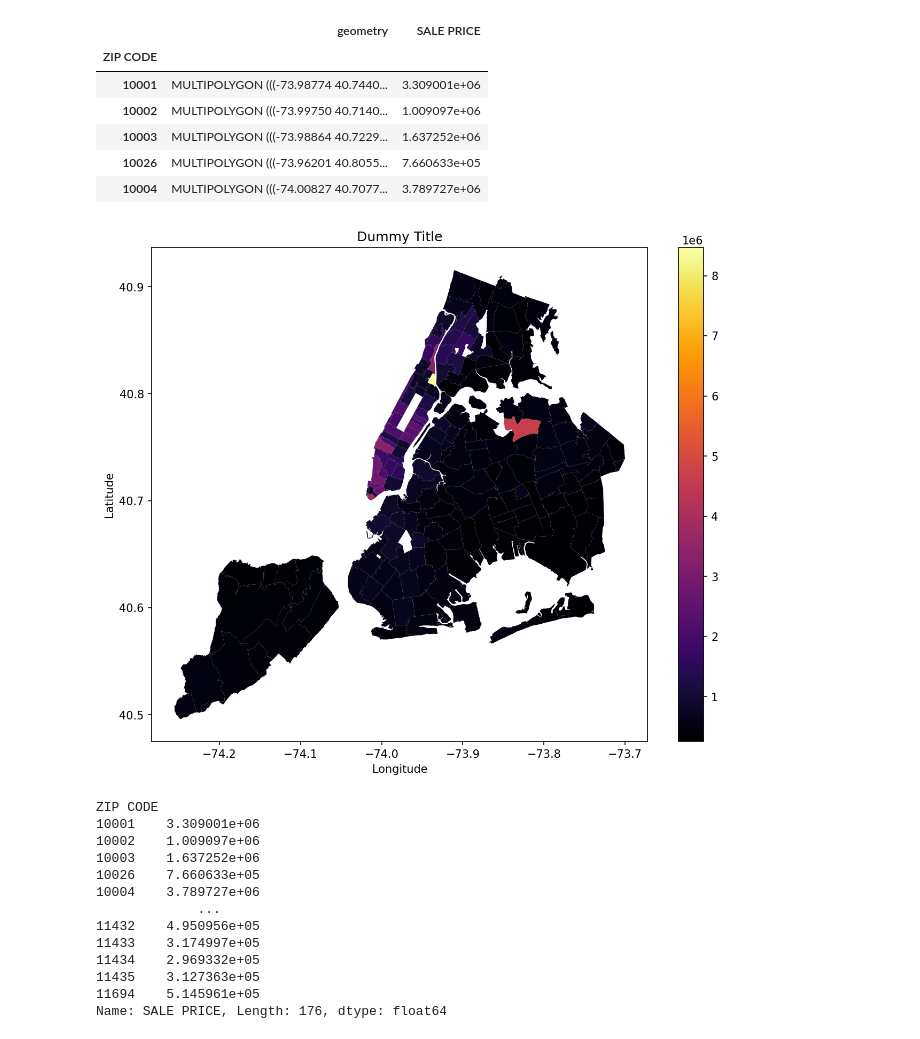
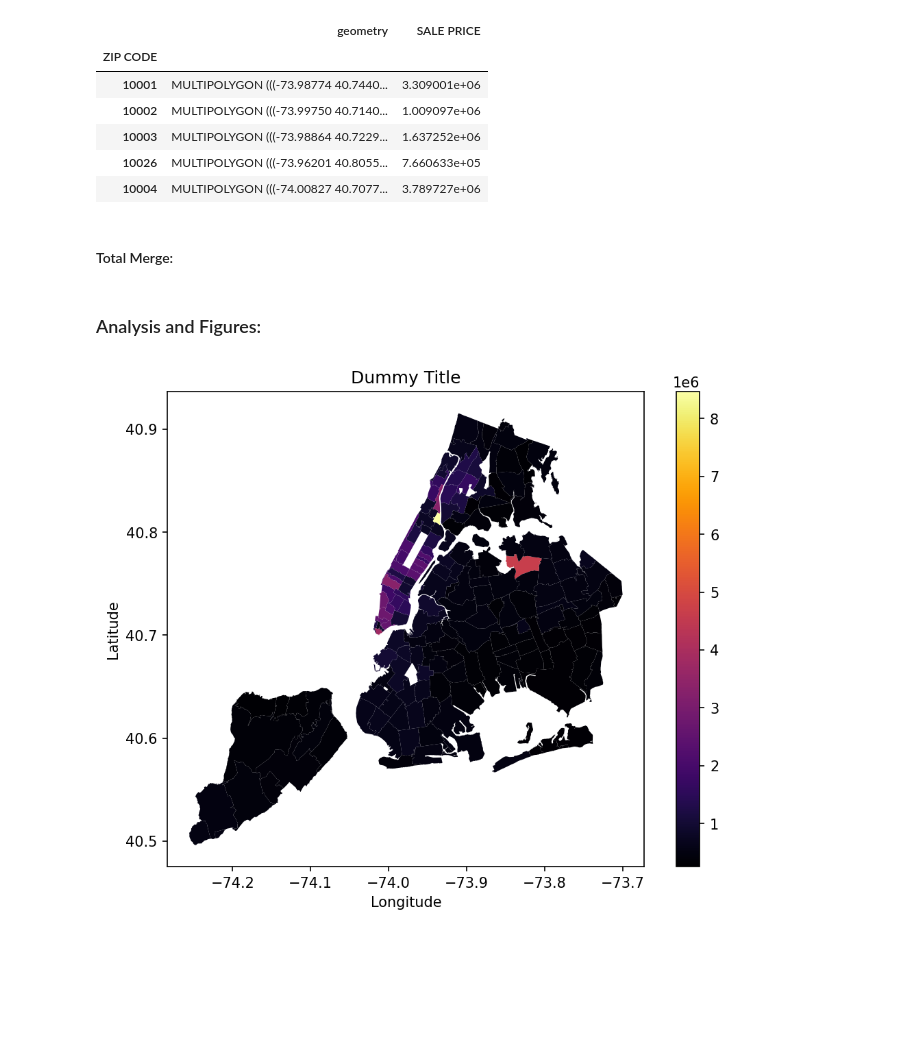
Before and after one commit to johnmays/wealth-and-SAT-NYC, a Jupyter notebook: notebooks/investigation.ipynb, the cells around one changed output. Cells and saved outputs as stored; diff of their text form; code cells hidden in the pictures; blank space fills up the shorter version.

```diff
--- a/notebooks/investigation.ipynb
+++ b/notebooks/investigation.ipynb
@@ -170,2 +87,0 @@ mean_prices.head()
-# %%
-zip_boundaries.set_index('ZIP CODE').head()
@@ -191,35 +99,23 @@ boundaries_with_prices.head()
 | 10003 | MULTIPOLYGON (((-73.98864 40.7229... | 1.637252e+06 |
 | 10026 | MULTIPOLYGON (((-73.96201 40.8055... | 7.660633e+05 |
 | 10004 | MULTIPOLYGON (((-74.00827 40.7077... | 3.789727e+06 |
+# %% [markdown]
+#### Total Merge:
+# %% [markdown]
+### Analysis and Figures:
 # %%
 merged_df = boundaries_with_prices.copy()
 # %%
-fig, ax = plt.subplots(1, figsize = (10, 8))
+fig, ax = plt.subplots(1, figsize = (8, 6))
 ax = merged_df.plot(column='SALE PRICE', cmap='inferno', ax=ax)
 plt.colorbar(
     plt.cm.ScalarMappable(cmap='inferno', norm=plt.Normalize(
         vmin=merged_df['SALE PRICE'].min(),
         vmax=merged_df['SALE PRICE'].max())),
         ax = ax)
 plt.xlabel('Longitude')
 plt.ylabel('Latitude')
 plt.title('Dummy Title')
 plt.show();
 # %% [output]
-[figure, old version]
+[figure, new version]
-# %%
-merged_df['SALE PRICE']
-# %% [output]
-ZIP CODE
-10001    3.309001e+06
-10002    1.009097e+06
-10003    1.637252e+06
-10026    7.660633e+05
-10004    3.789727e+06
-             ...
-11432    4.950956e+05
-11433    3.174997e+05
-11434    2.969332e+05
-11435    3.127363e+05
-11694    5.145961e+05
-Name: SALE PRICE, Length: 176, dtype: float64
```
Also changed, not shown: parts of 34 cells of this notebook, 1 other file.
